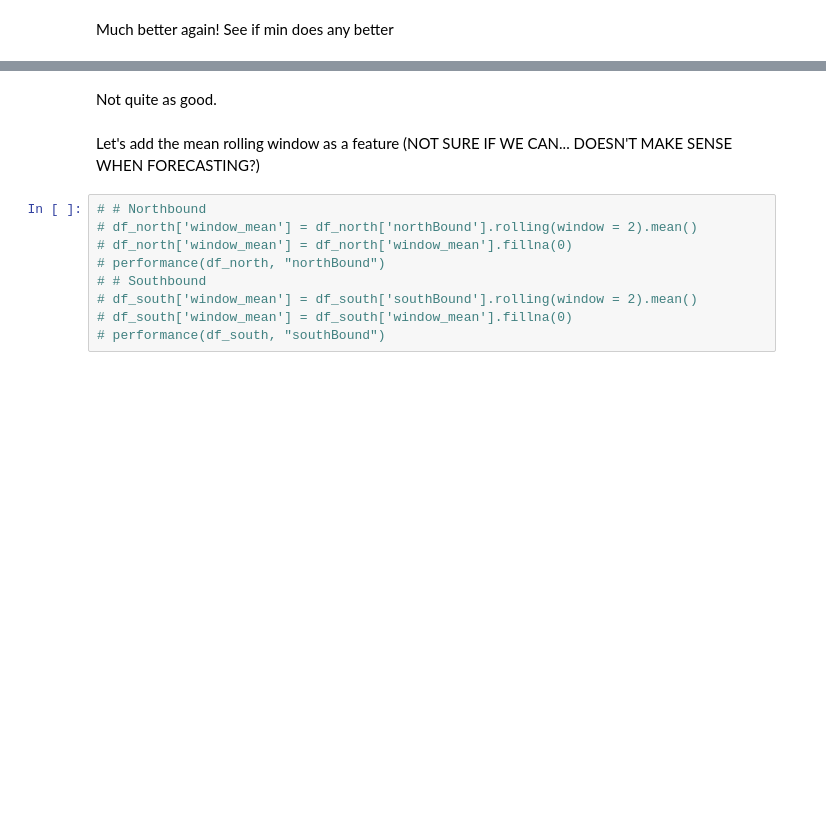
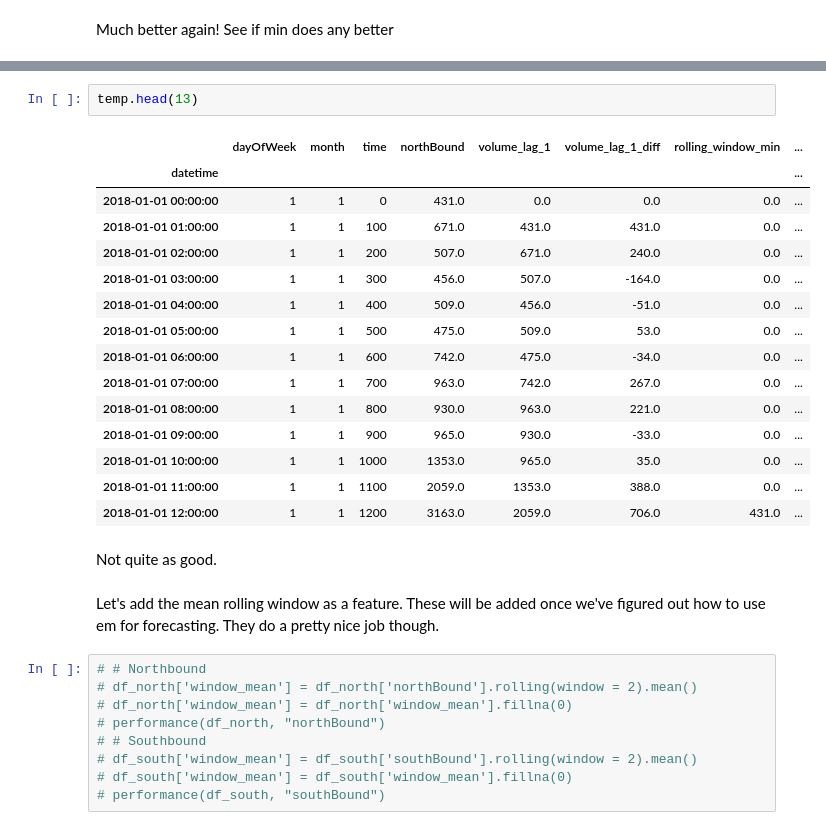
Before and after one commit to tmulligan98/Machine-Learning-Main-Project, a Jupyter notebook: scripts/notebook.ipynb, the cells around one changed output, grey strips where cells are left out. Saved outputs shown, nothing was run; the diff lists cells and outputs as text; blank space fills up the shorter version.

```diff
--- a/scripts/notebook.ipynb
+++ b/scripts/notebook.ipynb
@@ -175,8 +175,26 @@ Base MSE for northBound traffic is: 181.3498354249251
 [figure]
+# %%
+temp.head(13)
+# %% [output]
+|  | dayOfWeek | month | time | northBound | volume_lag_1 | volume_lag_1_diff | rolling_window_min | ... |
+| datetime |  |  |  |  |  |  |  | ... |
+| 2018-01-01 00:00:00 | 1 | 1 | 0 | 431.0 | 0.0 | 0.0 | 0.0 | ... |
+| 2018-01-01 01:00:00 | 1 | 1 | 100 | 671.0 | 431.0 | 431.0 | 0.0 | ... |
+| 2018-01-01 02:00:00 | 1 | 1 | 200 | 507.0 | 671.0 | 240.0 | 0.0 | ... |
+| 2018-01-01 03:00:00 | 1 | 1 | 300 | 456.0 | 507.0 | -164.0 | 0.0 | ... |
+| 2018-01-01 04:00:00 | 1 | 1 | 400 | 509.0 | 456.0 | -51.0 | 0.0 | ... |
+| 2018-01-01 05:00:00 | 1 | 1 | 500 | 475.0 | 509.0 | 53.0 | 0.0 | ... |
+| 2018-01-01 06:00:00 | 1 | 1 | 600 | 742.0 | 475.0 | -34.0 | 0.0 | ... |
+| 2018-01-01 07:00:00 | 1 | 1 | 700 | 963.0 | 742.0 | 267.0 | 0.0 | ... |
+| 2018-01-01 08:00:00 | 1 | 1 | 800 | 930.0 | 963.0 | 221.0 | 0.0 | ... |
+| 2018-01-01 09:00:00 | 1 | 1 | 900 | 965.0 | 930.0 | -33.0 | 0.0 | ... |
+| 2018-01-01 10:00:00 | 1 | 1 | 1000 | 1353.0 | 965.0 | 35.0 | 0.0 | ... |
+| 2018-01-01 11:00:00 | 1 | 1 | 1100 | 2059.0 | 1353.0 | 388.0 | 0.0 | ... |
+| 2018-01-01 12:00:00 | 1 | 1 | 1200 | 3163.0 | 2059.0 | 706.0 | 431.0 | ... |
 # %% [markdown]
 Not quite as good.
-# %% [markdown]
-Let's add the mean rolling window as a feature (NOT SURE IF WE CAN... DOESN'T MAKE SENSE WHEN FORECASTING?)
+# %% [markdown]
+Let's add the mean rolling window as a feature. These will be added once we've figured out how to use em for forecasting. They do a pretty nice job though.
 # %%
 # # Northbound
 # df_north['window_mean'] = df_north['northBound'].rolling(window = 2).mean()
```
Also changed, not shown: parts of 21 cells of this notebook, 2 other files.
